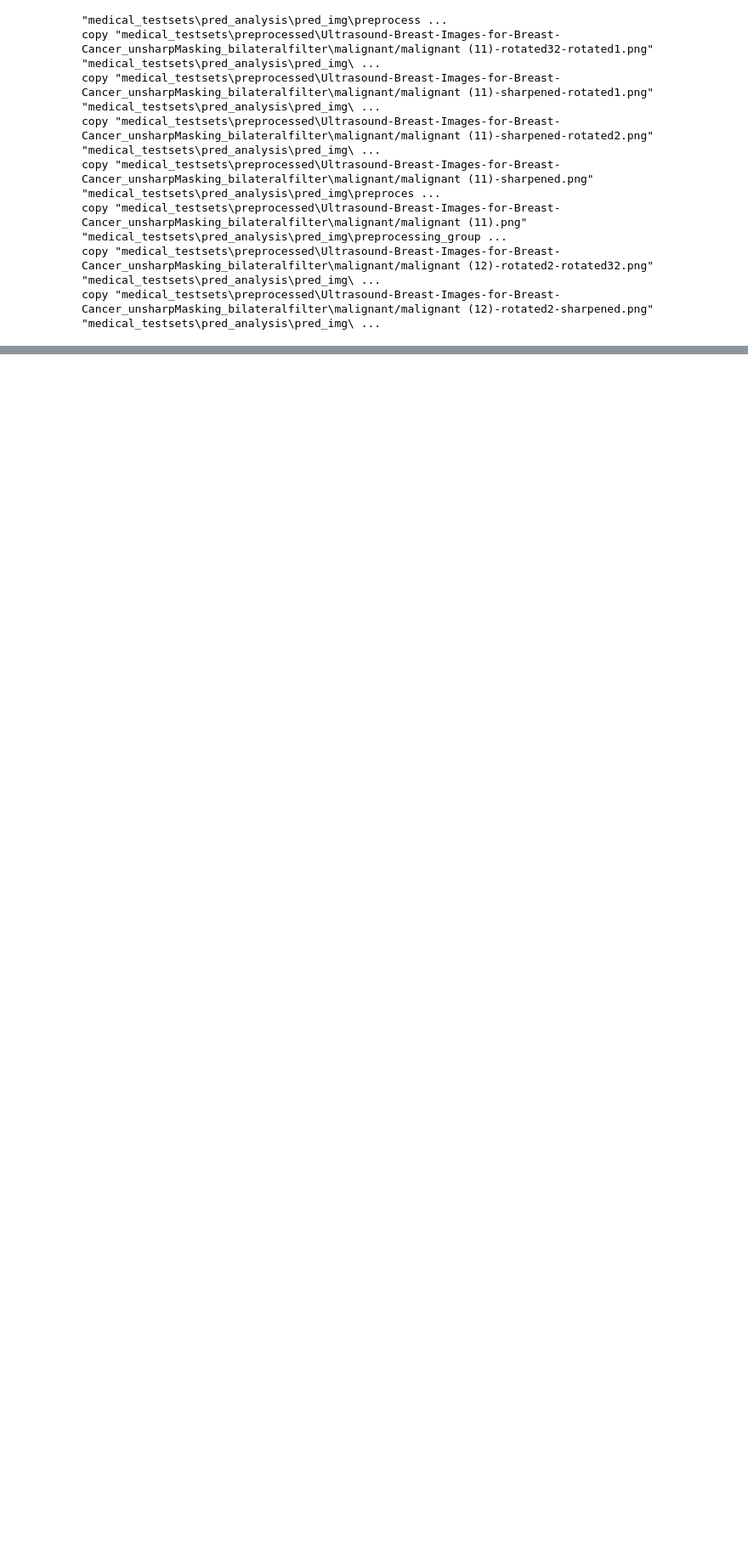
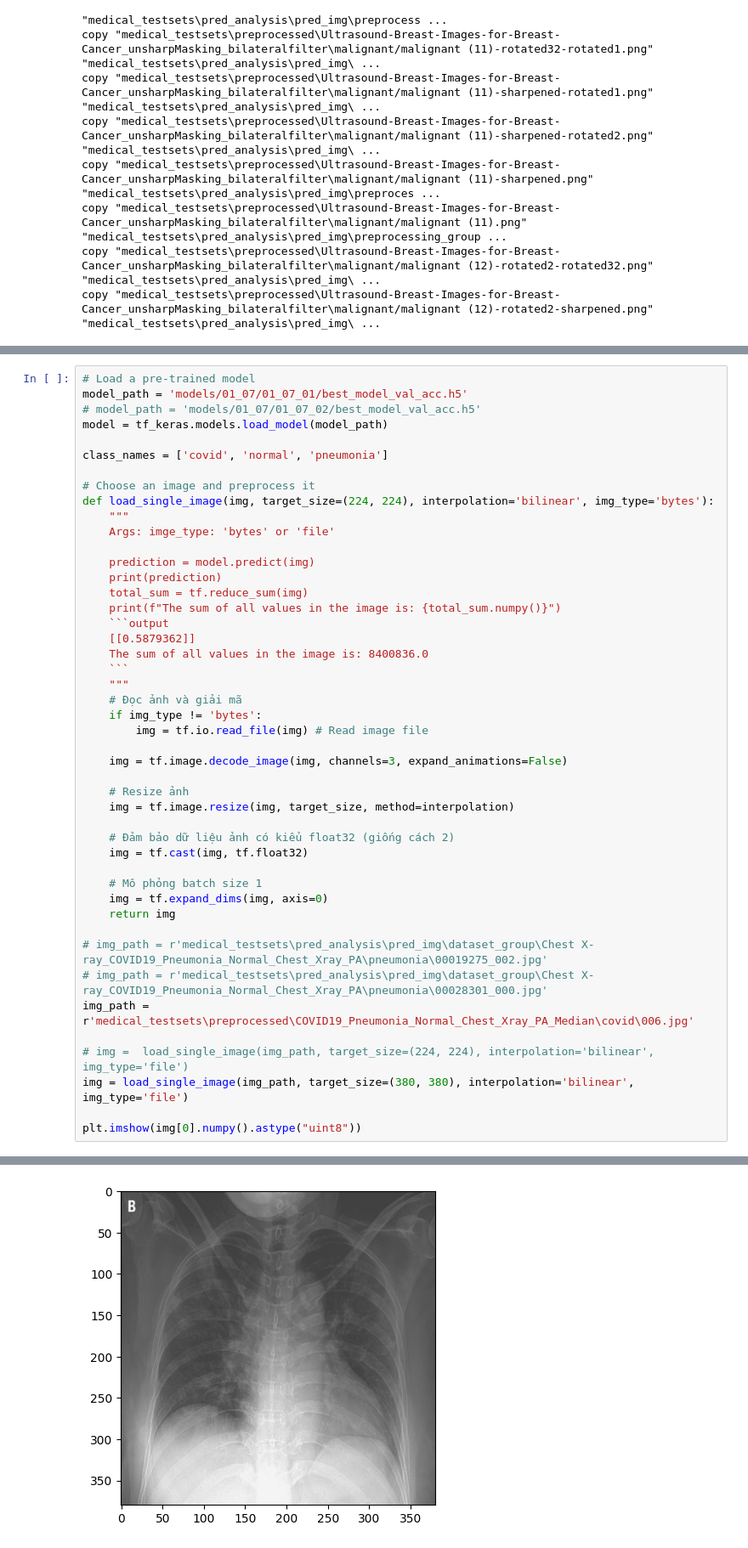
Before and after one commit to ricardotran92/preprocessing-models-in-medical-images, a Jupyter notebook: test.ipynb, the cells around one changed output, grey strips where cells are left out. Shown at 85% size. Saved outputs shown, nothing was run; the diff lists cells and outputs as text; blank space fills up the shorter version.

````diff
--- a/test.ipynb
+++ b/test.ipynb
@@ -92,0 +102,47 @@ copy "medical_testsets\preprocessed\Ultrasound-Breast-Images-for-Breast-Cancer_u
+# %%
+# Load a pre-trained model
+model_path = 'models/01_07/01_07_01/best_model_val_acc.h5'
+# model_path = 'models/01_07/01_07_02/best_model_val_acc.h5'
+model = tf_keras.models.load_model(model_path)
+
+class_names = ['covid', 'normal', 'pneumonia']
+
+# Choose an image and preprocess it
+def load_single_image(img, target_size=(224, 224), interpolation='bilinear', img_type='bytes'):
+    """
+    Args: imge_type: 'bytes' or 'file'
+
+    prediction = model.predict(img)
+    print(prediction)
+    total_sum = tf.reduce_sum(img)
+    print(f"The sum of all values in the image is: {total_sum.numpy()}")
+    ```output
+    [[0.5879362]]
+    The sum of all values in the image is: 8400836.0
+    ```
+    """
+    # Đọc ảnh và giải mã
+    if img_type != 'bytes':
+        img = tf.io.read_file(img) # Read image file
+
+    img = tf.image.decode_image(img, channels=3, expand_animations=False)
+
+    # Resize ảnh
+    img = tf.image.resize(img, target_size, method=interpolation)
+
+    # Đảm bảo dữ liệu ảnh có kiểu float32 (giống cách 2)
+    img = tf.cast(img, tf.float32)
+
+    # Mô phỏng batch size 1
+    img = tf.expand_dims(img, axis=0)
+    return img
+
+# img_path = r'medical_testsets\pred_analysis\pred_img\dataset_group\Chest X-ray_COVID19_Pneumonia_Normal_Chest_Xray_PA\pneumonia\00019275_002.jpg'
+# img_path = r'medical_testsets\pred_analysis\pred_img\dataset_group\Chest X-ray_COVID19_Pneumonia_Normal_Chest_Xray_PA\pneumonia\00028301_000.jpg'
+img_path = r'medical_testsets\preprocessed\COVID19_Pneumonia_Normal_Chest_Xray_PA_Median\covid\006.jpg'
+
+# img =  load_single_image(img_path, target_size=(224, 224), interpolation='bilinear', img_type='file')
+img = load_single_image(img_path, target_size=(380, 380), interpolation='bilinear', img_type='file')
+
+plt.imshow(img[0].numpy().astype("uint8"))
+# %% [output]
@@ -92,0 +150 @@ copy "medical_testsets\preprocessed\Ultrasound-Breast-Images-for-Breast-Cancer_u
+[figure, added]
````
Also changed, not shown: parts of 8 cells of this notebook, 1 other file.
